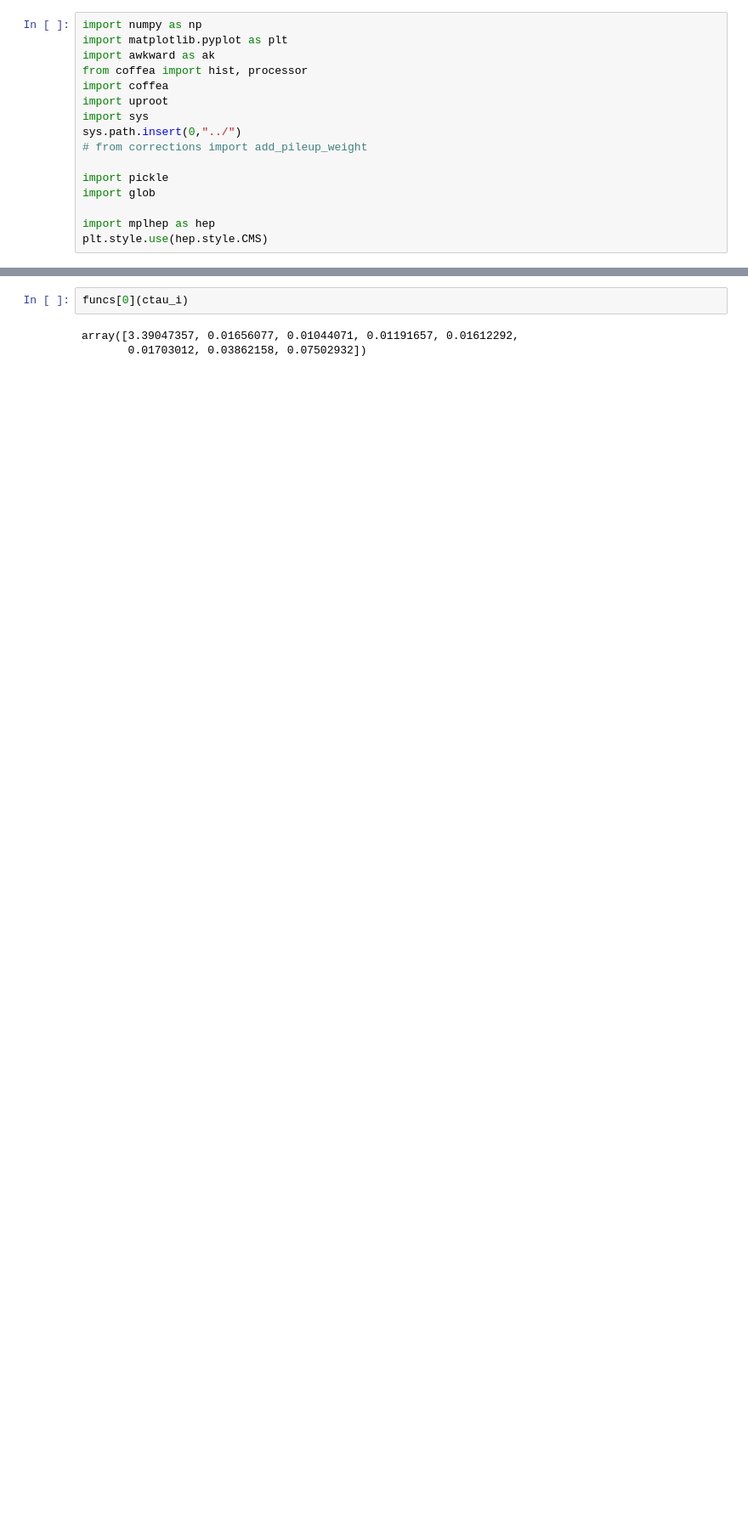
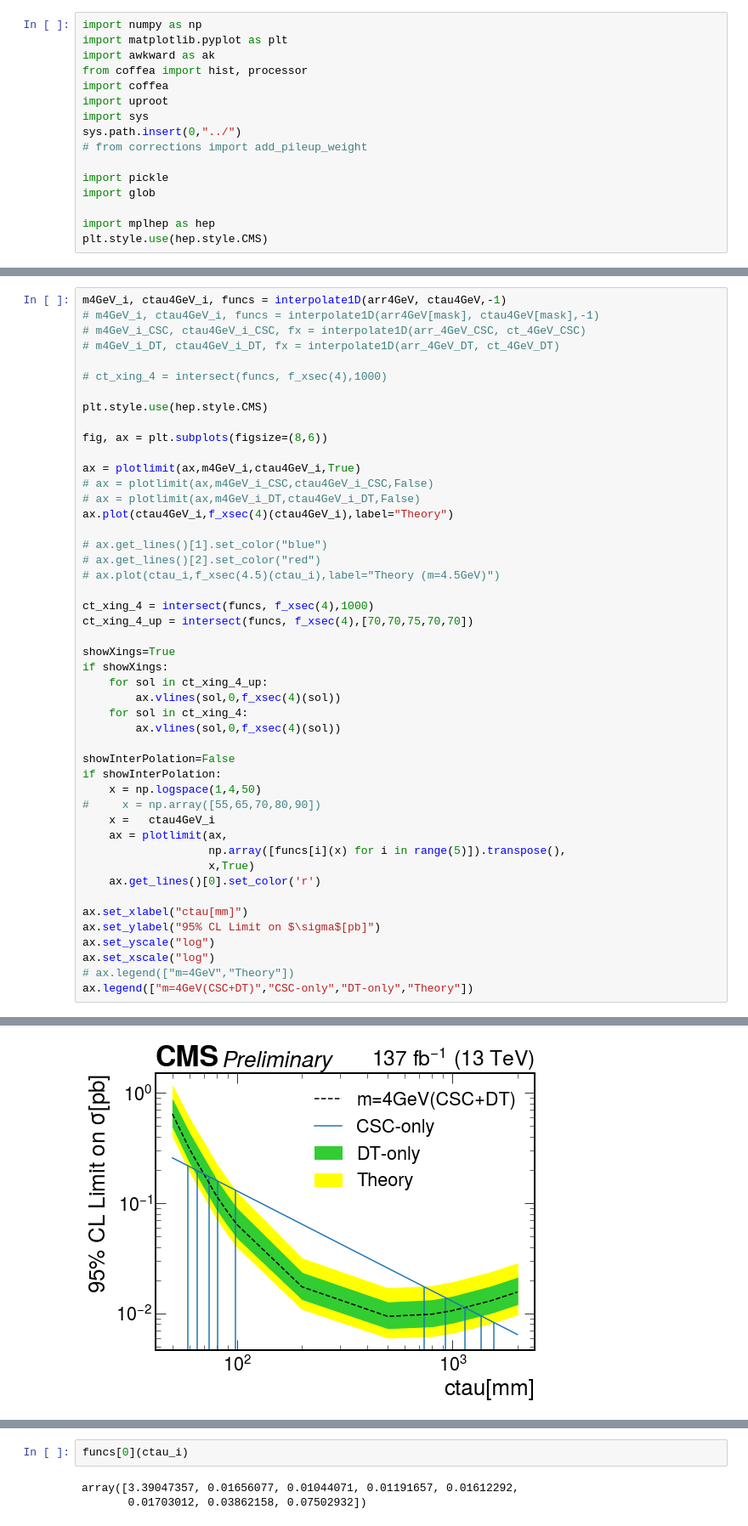
Before and after one commit to kakwok/LLP_coffea, a Jupyter notebook: notebook/LimitPloting.ipynb, the cells around one changed output, grey strips where cells are left out. Shown: that part at 85% size. Cells and saved outputs as stored; diff of their text form; blank space fills up the shorter version.

```diff
--- a/notebook/LimitPloting.ipynb
+++ b/notebook/LimitPloting.ipynb
@@ -201,0 +185,48 @@ array([70.18613339, 73.66922238, 77.14105656, 81.32815172, 98.67298796])
+# %%
+m4GeV_i, ctau4GeV_i, funcs = interpolate1D(arr4GeV, ctau4GeV,-1)
+# m4GeV_i, ctau4GeV_i, funcs = interpolate1D(arr4GeV[mask], ctau4GeV[mask],-1)
+# m4GeV_i_CSC, ctau4GeV_i_CSC, fx = interpolate1D(arr_4GeV_CSC, ct_4GeV_CSC)
+# m4GeV_i_DT, ctau4GeV_i_DT, fx = interpolate1D(arr_4GeV_DT, ct_4GeV_DT)
+
+# ct_xing_4 = intersect(funcs, f_xsec(4),1000)
+
+plt.style.use(hep.style.CMS)
+
+fig, ax = plt.subplots(figsize=(8,6))
+
+ax = plotlimit(ax,m4GeV_i,ctau4GeV_i,True)
+# ax = plotlimit(ax,m4GeV_i_CSC,ctau4GeV_i_CSC,False)
+# ax = plotlimit(ax,m4GeV_i_DT,ctau4GeV_i_DT,False)
+ax.plot(ctau4GeV_i,f_xsec(4)(ctau4GeV_i),label="Theory")
+
+# ax.get_lines()[1].set_color("blue")
+# ax.get_lines()[2].set_color("red")
+# ax.plot(ctau_i,f_xsec(4.5)(ctau_i),label="Theory (m=4.5GeV)")
+
+ct_xing_4 = intersect(funcs, f_xsec(4),1000)
+ct_xing_4_up = intersect(funcs, f_xsec(4),[70,70,75,70,70])
+
+showXings=True
+if showXings:
+    for sol in ct_xing_4_up:
+        ax.vlines(sol,0,f_xsec(4)(sol))
+    for sol in ct_xing_4:
+        ax.vlines(sol,0,f_xsec(4)(sol))
+
+showInterPolation=False
+if showInterPolation:
+    x = np.logspace(1,4,50)
+#     x = np.array([55,65,70,80,90])
+    x =   ctau4GeV_i
+    ax = plotlimit(ax,
+                   np.array([funcs[i](x) for i in range(5)]).transpose(),
+                   x,True)
+    ax.get_lines()[0].set_color('r')
+
+ax.set_xlabel("ctau[mm]")
+ax.set_ylabel("95% CL Limit on $\sigma$[pb]")
+ax.set_yscale("log")
+ax.set_xscale("log")
+# ax.legend(["m=4GeV","Theory"])
+ax.legend(["m=4GeV(CSC+DT)","CSC-only","DT-only","Theory"])
+# %% [output]
@@ -201,0 +234 @@ array([70.18613339, 73.66922238, 77.14105656, 81.32815172, 98.67298796])
+[figure, added]
```
Also changed, not shown: parts of 74 cells of this notebook, 7 other files.
